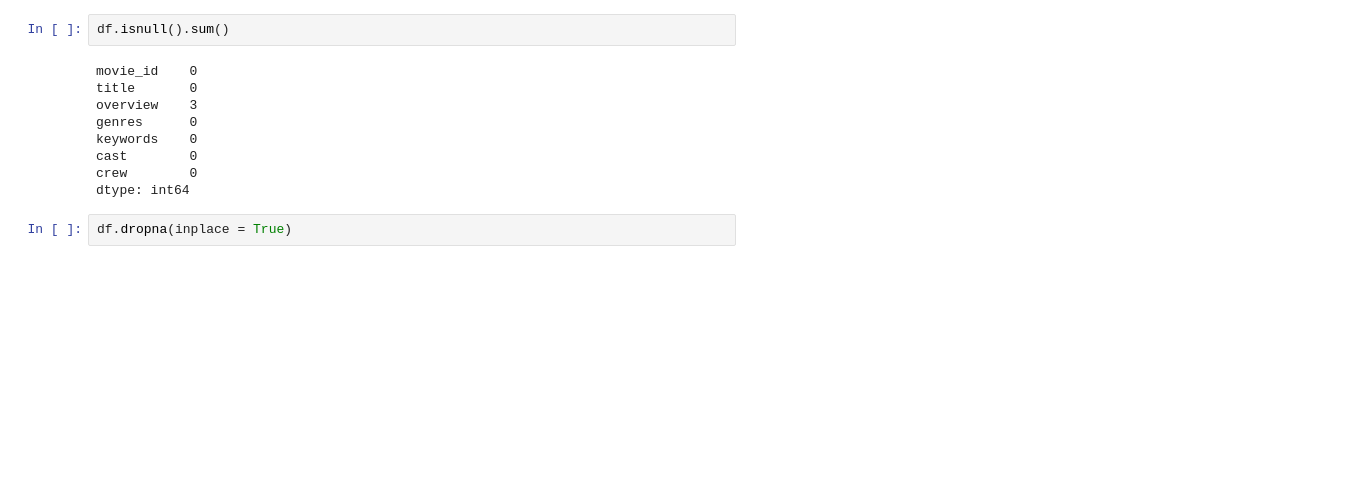
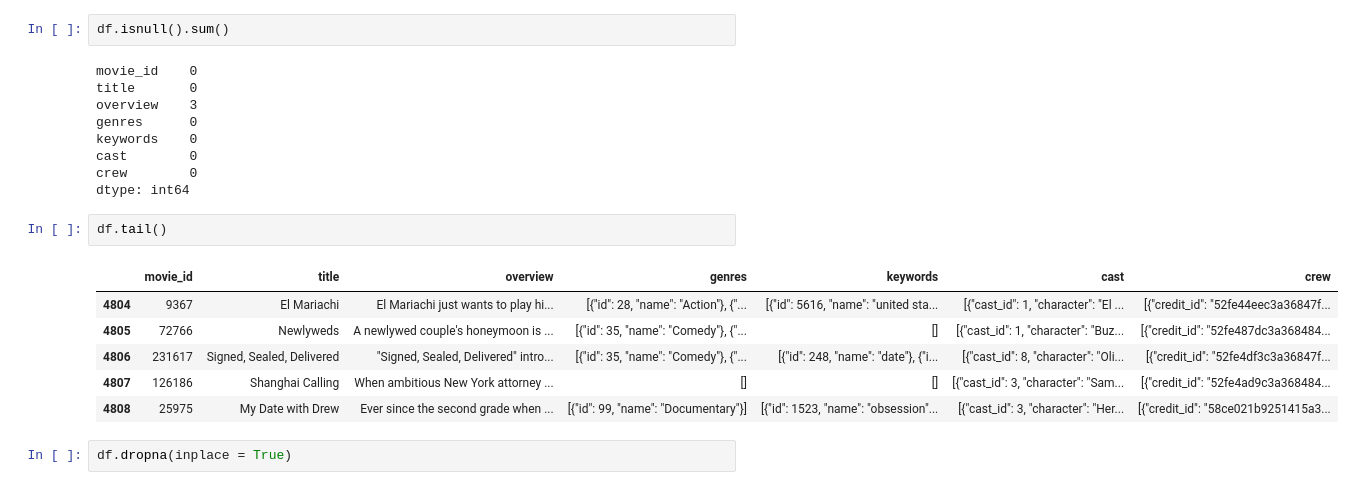
Before and after one commit to arjits123/movie_recommender, a Jupyter notebook: Notebook/Preprocessing.ipynb, the cells around one changed output. Drawn from its saved outputs; the diff is of its cells as text; blank space fills up the shorter version.

```diff
--- a/Notebook/Preprocessing.ipynb
+++ b/Notebook/Preprocessing.ipynb
@@ -69,6 +69,15 @@ keywords    0
 cast        0
 crew        0
 dtype: int64
+# %%
+df.tail()
+# %% [output]
+|  | movie_id | title | overview | genres | keywords | cast | crew |
+| 4804 | 9367 | El Mariachi | El Mariachi just wants to play hi... | [{"id": 28, "name": "Action"}, {"... | [{"id": 5616, "name": "united sta... | [{"cast_id": 1, "character": "El ... | [{"credit_id": "52fe44eec3a36847f... |
+| 4805 | 72766 | Newlyweds | A newlywed couple's honeymoon is ... | [{"id": 35, "name": "Comedy"}, {"... | [] | [{"cast_id": 1, "character": "Buz... | [{"credit_id": "52fe487dc3a368484... |
+| 4806 | 231617 | Signed, Sealed, Delivered | "Signed, Sealed, Delivered" intro... | [{"id": 35, "name": "Comedy"}, {"... | [{"id": 248, "name": "date"}, {"i... | [{"cast_id": 8, "character": "Oli... | [{"credit_id": "52fe4df3c3a36847f... |
+| 4807 | 126186 | Shanghai Calling | When ambitious New York attorney ... | [] | [] | [{"cast_id": 3, "character": "Sam... | [{"credit_id": "52fe4ad9c3a368484... |
+| 4808 | 25975 | My Date with Drew | Ever since the second grade when ... | [{"id": 99, "name": "Documentary"}] | [{"id": 1523, "name": "obsession"... | [{"cast_id": 3, "character": "Her... | [{"credit_id": "58ce021b9251415a3... |
 # %%
 df.dropna(inplace = True)
 # %%
```
Also changed, not shown: parts of 8 cells of this notebook, 6 other files.
